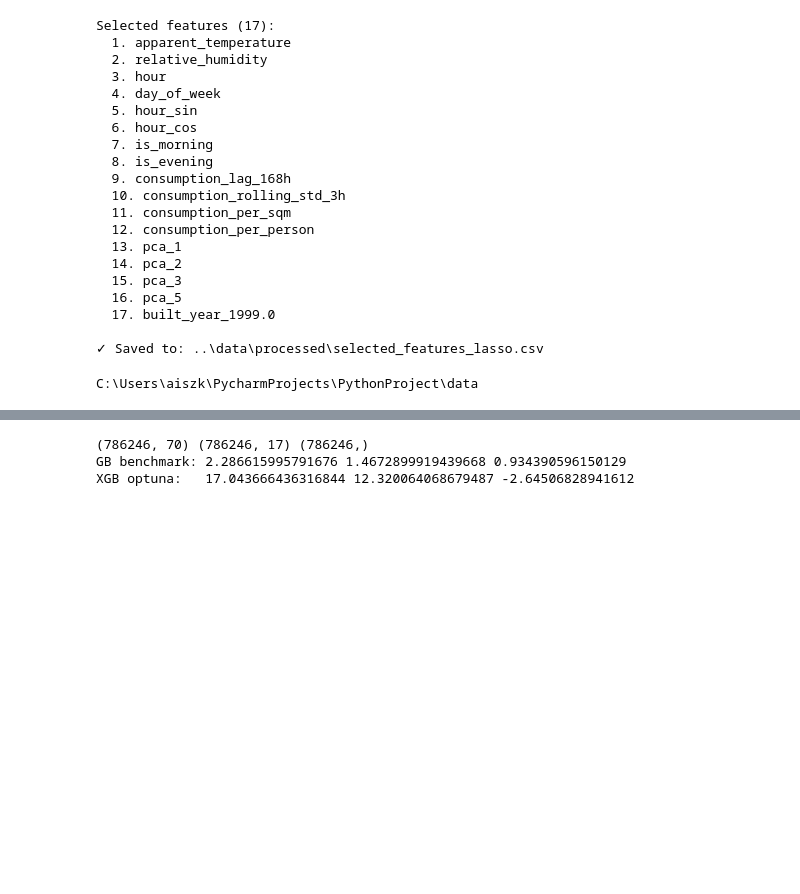
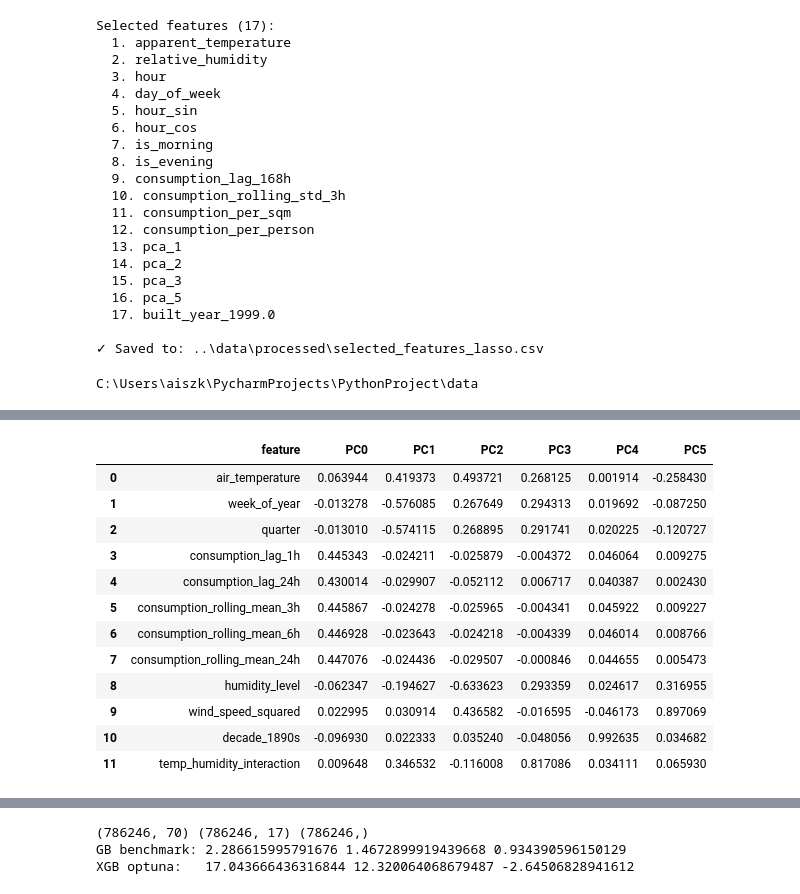
Before and after one commit to Jo-llama/Campus-Buildings-Energy-Consumption-Forecasting, a Jupyter notebook: notebooks/06_explainability.ipynb, the cells around one changed output, grey strips where cells are left out. Cells and saved outputs as stored; diff of their text form; code cells hidden in the pictures; blank space fills up the shorter version.

```diff
--- a/notebooks/06_explainability.ipynb
+++ b/notebooks/06_explainability.ipynb
@@ -70,0 +89,17 @@ shap_summary_global(best_xgb, X_test_fs.sample(5000))
+# %%
+pca_com = pd.read_csv(f"{data_path}/processed/pca_components.csv")
+pca_com
+# %% [output]
+|  | feature | PC0 | PC1 | PC2 | PC3 | PC4 | PC5 |
+| 0 | air_temperature | 0.063944 | 0.419373 | 0.493721 | 0.268125 | 0.001914 | -0.258430 |
+| 1 | week_of_year | -0.013278 | -0.576085 | 0.267649 | 0.294313 | 0.019692 | -0.087250 |
+| 2 | quarter | -0.013010 | -0.574115 | 0.268895 | 0.291741 | 0.020225 | -0.120727 |
+| 3 | consumption_lag_1h | 0.445343 | -0.024211 | -0.025879 | -0.004372 | 0.046064 | 0.009275 |
+| 4 | consumption_lag_24h | 0.430014 | -0.029907 | -0.052112 | 0.006717 | 0.040387 | 0.002430 |
+| 5 | consumption_rolling_mean_3h | 0.445867 | -0.024278 | -0.025965 | -0.004341 | 0.045922 | 0.009227 |
+| 6 | consumption_rolling_mean_6h | 0.446928 | -0.023643 | -0.024218 | -0.004339 | 0.046014 | 0.008766 |
+| 7 | consumption_rolling_mean_24h | 0.447076 | -0.024436 | -0.029507 | -0.000846 | 0.044655 | 0.005473 |
+| 8 | humidity_level | -0.062347 | -0.194627 | -0.633623 | 0.293359 | 0.024617 | 0.316955 |
+| 9 | wind_speed_squared | 0.022995 | 0.030914 | 0.436582 | -0.016595 | -0.046173 | 0.897069 |
+| 10 | decade_1890s | -0.096930 | 0.022333 | 0.035240 | -0.048056 | 0.992635 | 0.034682 |
+| 11 | temp_humidity_interaction | 0.009648 | 0.346532 | -0.116008 | 0.817086 | 0.034111 | 0.065930 |
```
Also changed, not shown: parts of 10 cells of this notebook, 1 other file.
